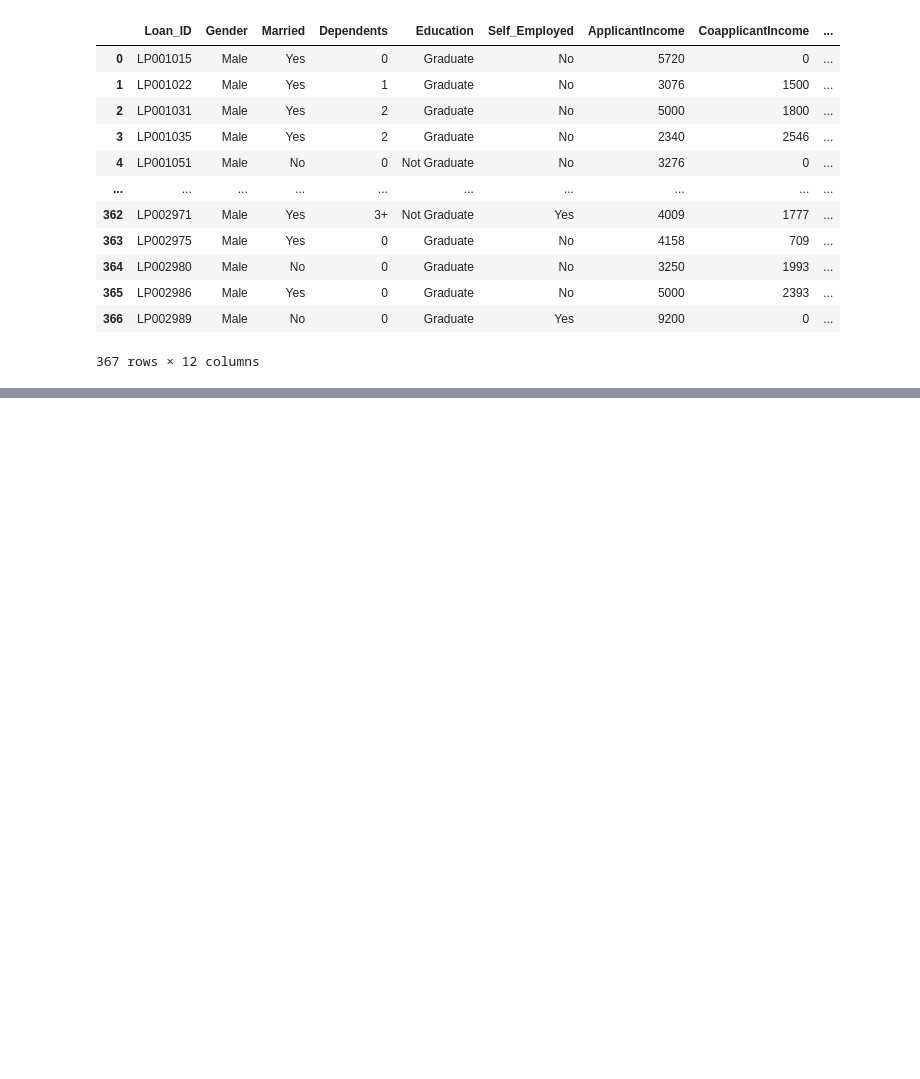
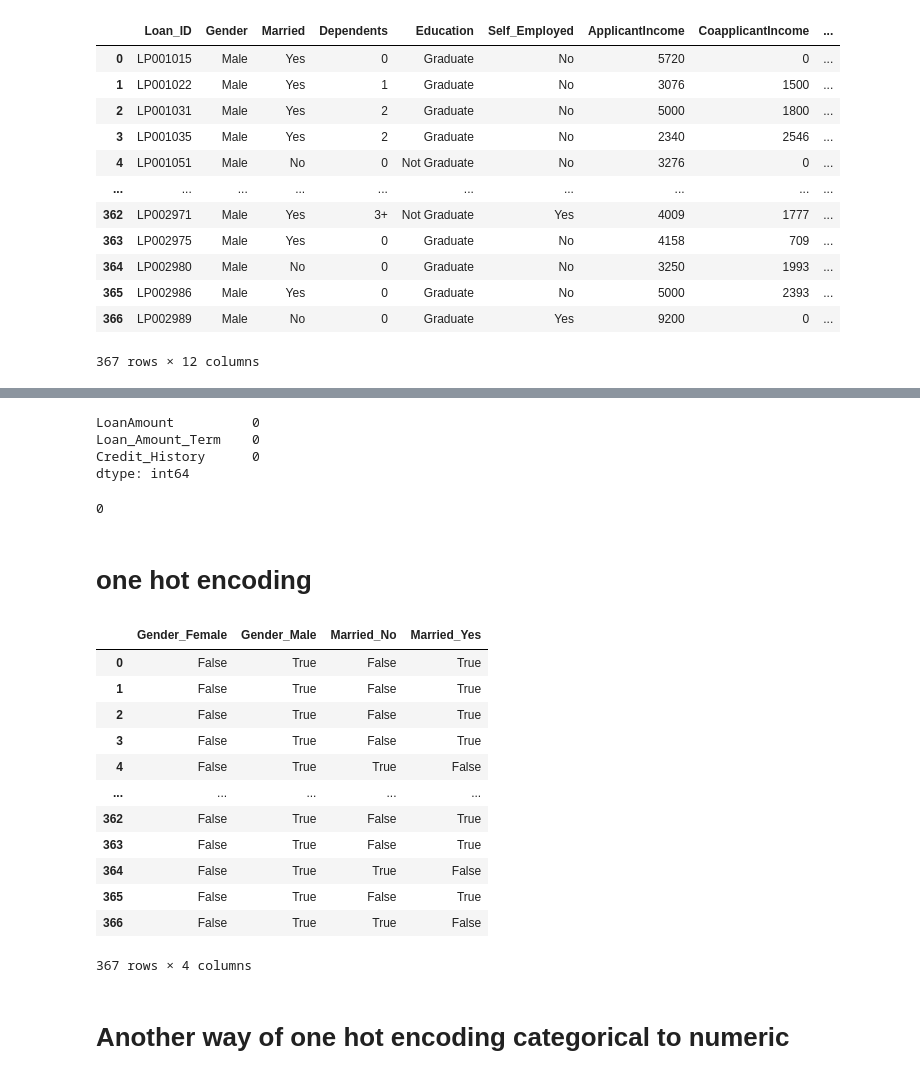
Before and after one commit to sudip-khanal/python-Basics, a Jupyter notebook: Untitled7.ipynb, the cells around one changed output, grey strips where cells are left out. Drawn from its saved outputs; the diff is of its cells as text; code cells hidden in the pictures; blank space fills up the shorter version.

```diff
--- a/Untitled7.ipynb
+++ b/Untitled7.ipynb
@@ -142,0 +156,3 @@ dtype: int64
+# %%
+for i in dataset.select_dtypes(include='object').columns:
+  dataset[i].fillna(dataset[i].mode()[0],inplace=True)
@@ -142,0 +184,33 @@ dtype: int64
+# %%
+new_dataset.isnull().sum()
+# %% [output]
+LoanAmount          0
+Loan_Amount_Term    0
+Credit_History      0
+dtype: int64
+# %%
+dataset['Married'].isnull().sum()
+# %% [output]
+0
+# %% [markdown]
+# one hot encoding
+# %%
+encode_data=dataset[['Gender','Married']]
+# %%
+pd.get_dummies(encode_data)
+# %% [output]
+|  | Gender_Female | Gender_Male | Married_No | Married_Yes |
+| 0 | False | True | False | True |
+| 1 | False | True | False | True |
+| 2 | False | True | False | True |
+| 3 | False | True | False | True |
+| 4 | False | True | True | False |
+| ... | ... | ... | ... | ... |
+| 362 | False | True | False | True |
+| 363 | False | True | False | True |
+| 364 | False | True | True | False |
+| 365 | False | True | False | True |
+| 366 | False | True | True | False |
+367 rows × 4 columns
+# %% [markdown]
+#  Another way of one hot encoding categorical to numeric
```
Also changed, not shown: parts of 16 cells of this notebook.
